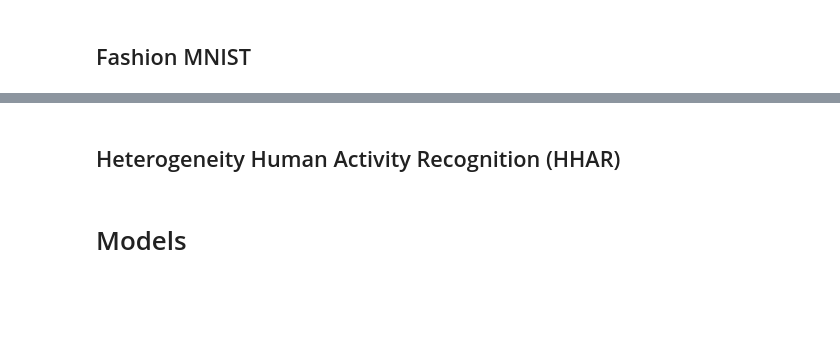
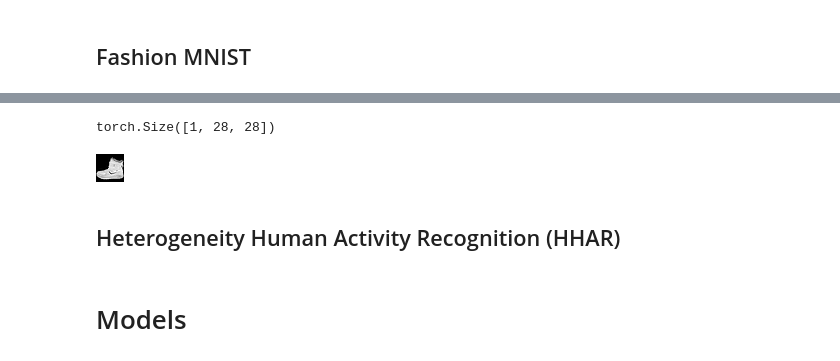
Before and after one commit to Sampie314/fyp, a Jupyter notebook: Clustering_Comparison.ipynb, the cells around one changed output, grey strips where cells are left out. Drawn from its saved outputs; the diff is of its cells as text; code cells hidden in the pictures; blank space fills up the shorter version.

Commit message:
updated with contrastive clustering train on fashion mnist

```diff
--- a/Clustering_Comparison.ipynb
+++ b/Clustering_Comparison.ipynb
@@ -69,0 +194,10 @@ array([-4.14537643, -0.77014098,  2.00994691, -2.69215236,  2.04490865,
+# %%
+fmnist = datasets.FashionMNIST(root='./data', train=True, download=True)
+# %%
+transforms.ToTensor()(fmnist[0][0]).shape
+# %% [output]
+torch.Size([1, 28, 28])
+# %%
+fmnist[0][0]
+# %% [output]
+[figure, added]
```
Also changed, not shown: parts of 30 cells of this notebook.
